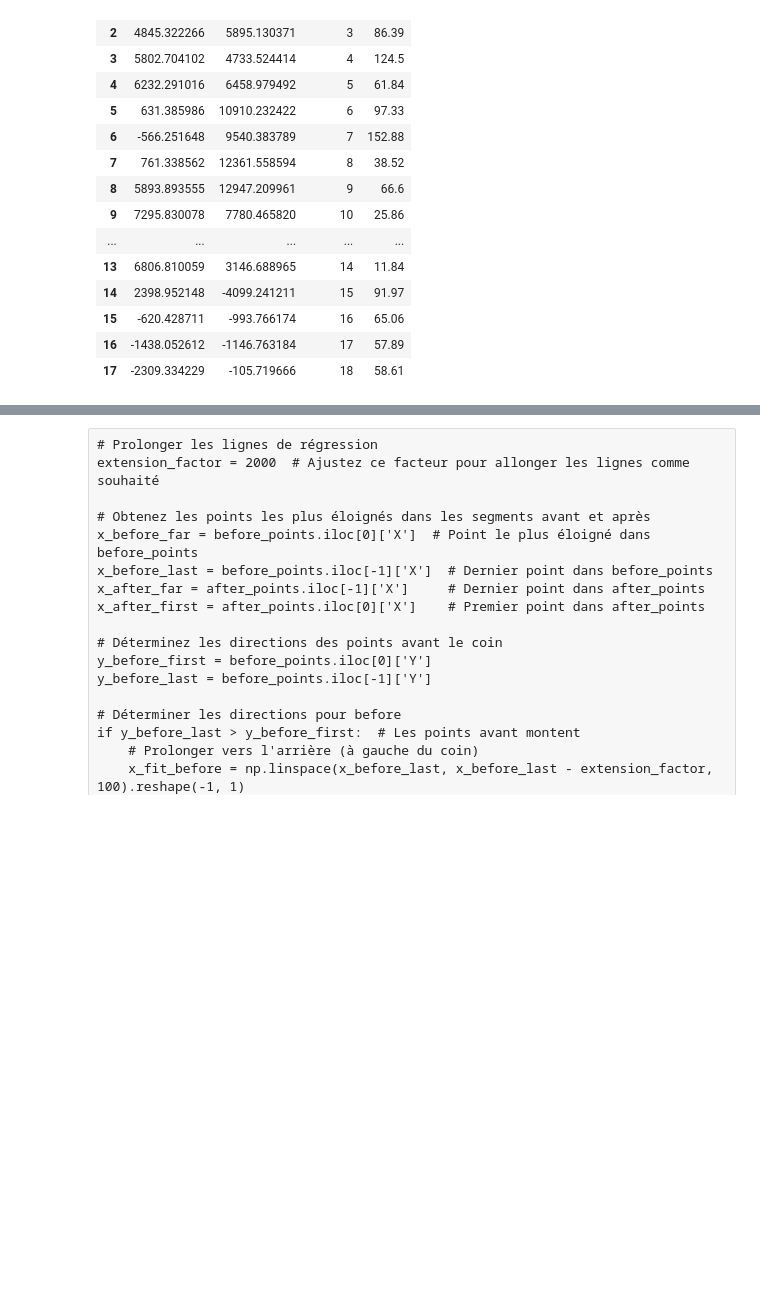
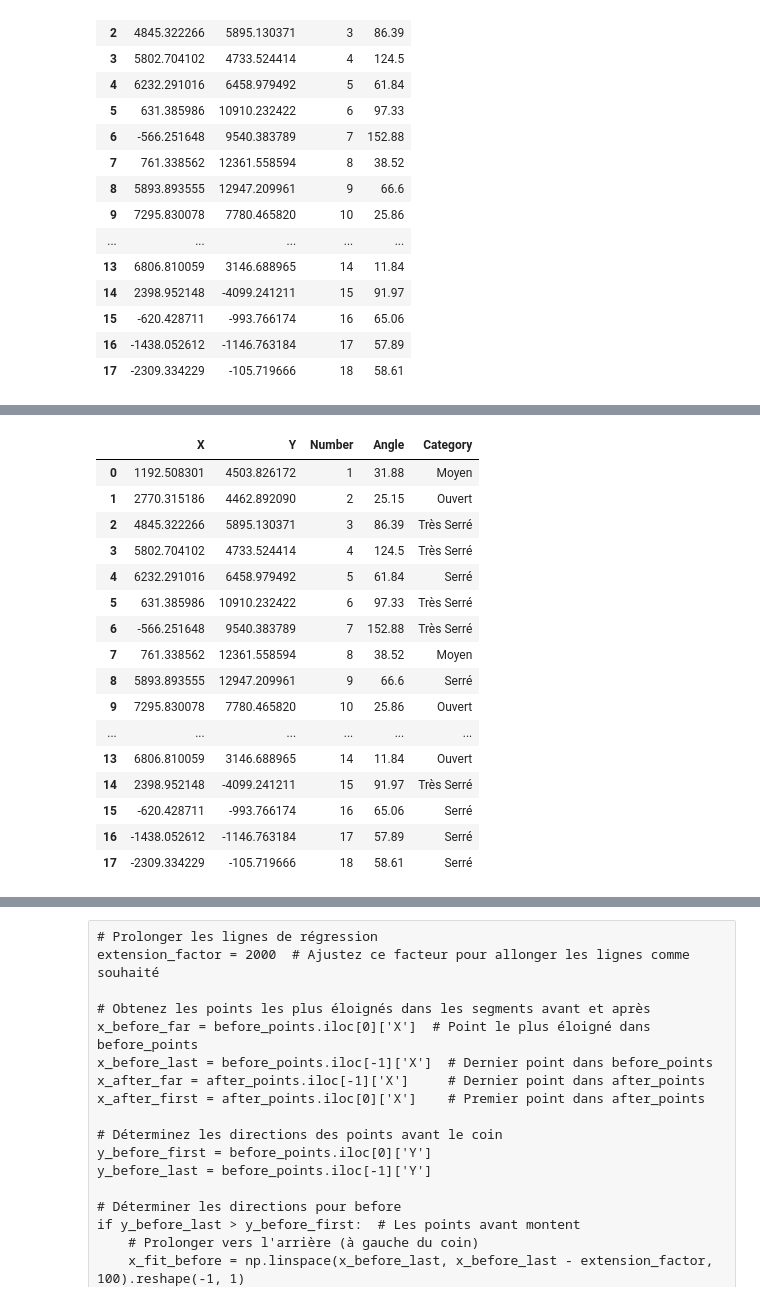
Before and after one commit to rricc22/F1, a Jupyter notebook: categorize_track_V2.ipynb, the cells around one changed output, grey strips where cells are left out. Drawn from its saved outputs; the diff is of its cells as text; code cells hidden in the pictures; blank space fills up the shorter version.

```diff
--- a/categorize_track_V2.ipynb
+++ b/categorize_track_V2.ipynb
@@ -259,3 +244,17 @@ corner_df_angle
 | 15 | -620.428711 | -993.766174 | 16 | 65.06 |
 | 16 | -1438.052612 | -1146.763184 | 17 | 57.89 |
 | 17 | -2309.334229 | -105.719666 | 18 | 58.61 |
+# %%
+def categorize_corners_by_angle(row):
+    angle = row['Angle']
+
+    if angle < 30:
+        return 'Ouvert'
+    elif 15 <= angle < 45:
+        return 'Moyen'
+    elif 30 <= angle < 75:
+        return 'Serré'
+    else:
+        return 'Très Serré'
+# %%
+corner_df_angle['Category'] = corner_df_angle.apply(categorize_corners_by_angle, axis=1)
@@ -261,0 +267,20 @@ corner_df_angle
+# %%
+corner_df_angle
+# %% [output]
+|  | X | Y | Number | Angle | Category |
+| 0 | 1192.508301 | 4503.826172 | 1 | 31.88 | Moyen |
+| 1 | 2770.315186 | 4462.892090 | 2 | 25.15 | Ouvert |
+| 2 | 4845.322266 | 5895.130371 | 3 | 86.39 | Très Serré |
+| 3 | 5802.704102 | 4733.524414 | 4 | 124.5 | Très Serré |
+| 4 | 6232.291016 | 6458.979492 | 5 | 61.84 | Serré |
+| 5 | 631.385986 | 10910.232422 | 6 | 97.33 | Très Serré |
+| 6 | -566.251648 | 9540.383789 | 7 | 152.88 | Très Serré |
+| 7 | 761.338562 | 12361.558594 | 8 | 38.52 | Moyen |
+| 8 | 5893.893555 | 12947.209961 | 9 | 66.6 | Serré |
+| 9 | 7295.830078 | 7780.465820 | 10 | 25.86 | Ouvert |
+| ... | ... | ... | ... | ... | ... |
+| 13 | 6806.810059 | 3146.688965 | 14 | 11.84 | Ouvert |
+| 14 | 2398.952148 | -4099.241211 | 15 | 91.97 | Très Serré |
+| 15 | -620.428711 | -993.766174 | 16 | 65.06 | Serré |
+| 16 | -1438.052612 | -1146.763184 | 17 | 57.89 | Serré |
+| 17 | -2309.334229 | -105.719666 | 18 | 58.61 | Serré |
```
Also changed, not shown: parts of 8 cells of this notebook, 4 other files.
